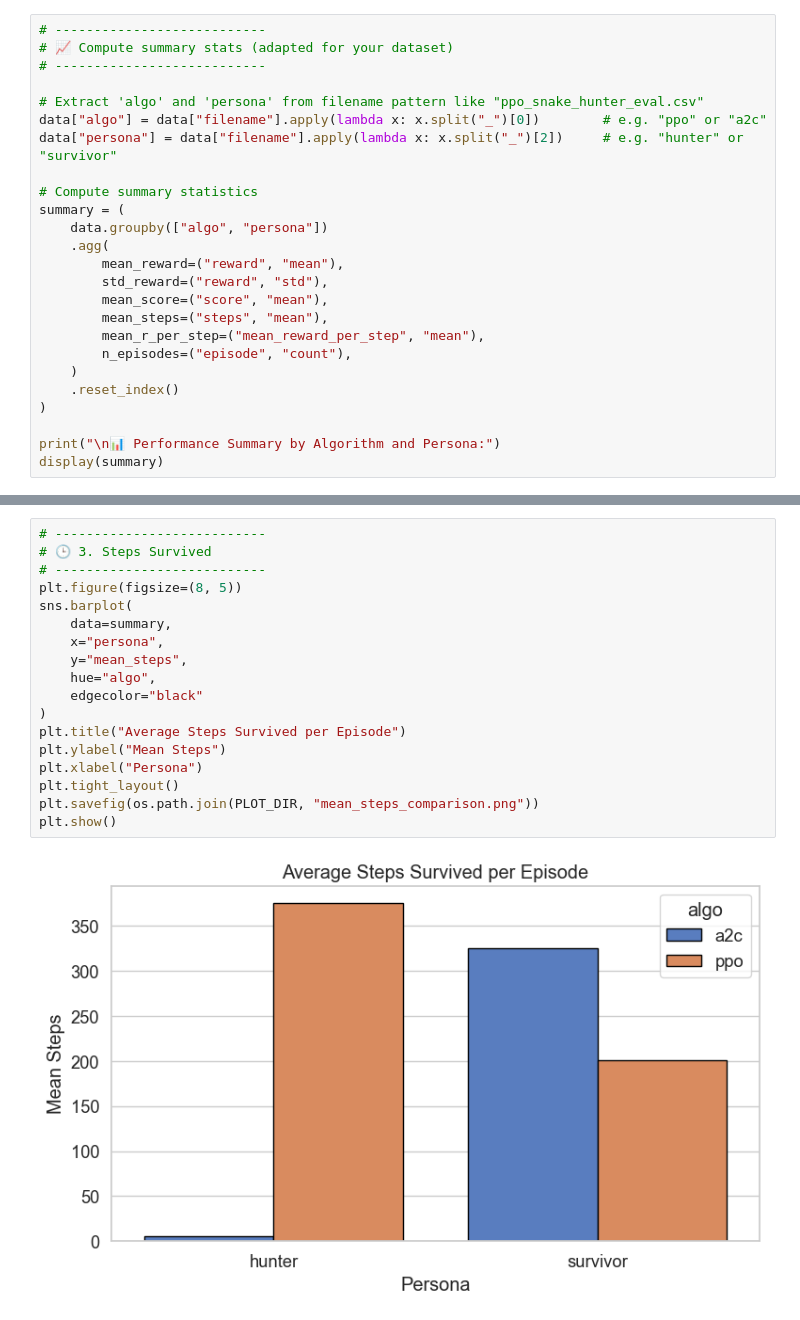
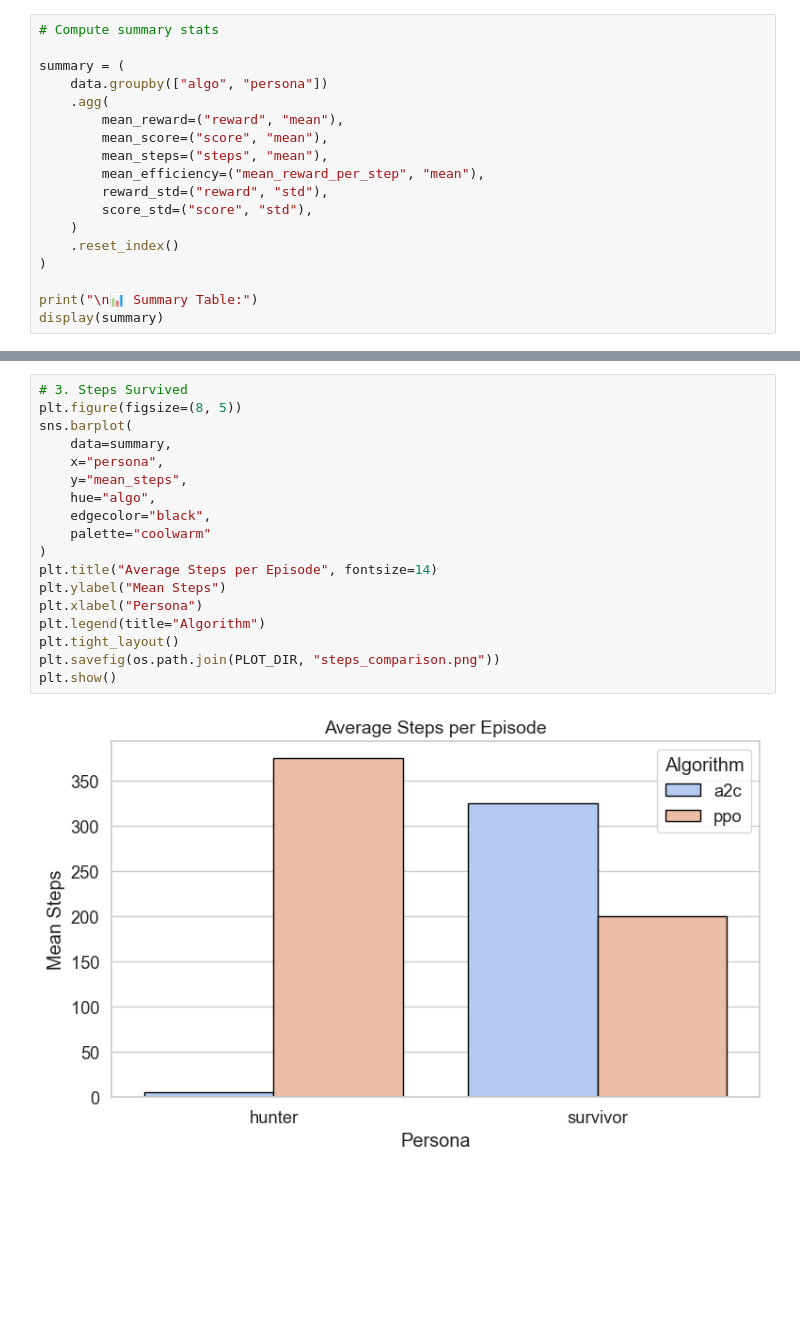
Before and after one commit to JahanviMathukia/DRL-Assignment, a Jupyter notebook: notebooks/snake_analysis.ipynb, the cells around one changed output, grey strips where cells are left out. Saved outputs shown, nothing was run; the diff lists cells and outputs as text; blank space fills up the shorter version.

```diff
--- a/notebooks/snake_analysis.ipynb
+++ b/notebooks/snake_analysis.ipynb
@@ -66,26 +64,19 @@ Found evaluation files:
 # %%
-# ---------------------------
-# 📈 Compute summary stats (adapted for your dataset)
-# ---------------------------
+# Compute summary stats
 
-# Extract 'algo' and 'persona' from filename pattern like "ppo_snake_hunter_eval.csv"
-data["algo"] = data["filename"].apply(lambda x: x.split("_")[0])        # e.g. "ppo" or "a2c"
-data["persona"] = data["filename"].apply(lambda x: x.split("_")[2])     # e.g. "hunter" or "survivor"
-
-# Compute summary statistics
 summary = (
     data.groupby(["algo", "persona"])
     .agg(
         mean_reward=("reward", "mean"),
-        std_reward=("reward", "std"),
         mean_score=("score", "mean"),
         mean_steps=("steps", "mean"),
-        mean_r_per_step=("mean_reward_per_step", "mean"),
-        n_episodes=("episode", "count"),
+        mean_efficiency=("mean_reward_per_step", "mean"),
+        reward_std=("reward", "std"),
+        score_std=("score", "std"),
     )
     .reset_index()
 )
 
-print("\n📊 Performance Summary by Algorithm and Persona:")
+print("\n📊 Summary Table:")
 display(summary)
 # %% [output]
@@ -145,20 +131,20 @@ plt.show()
 # %%
-# ---------------------------
-# 🕒 3. Steps Survived
-# ---------------------------
+# 3. Steps Survived
 plt.figure(figsize=(8, 5))
 sns.barplot(
     data=summary,
     x="persona",
     y="mean_steps",
     hue="algo",
-    edgecolor="black"
+    edgecolor="black",
+    palette="coolwarm"
 )
-plt.title("Average Steps Survived per Episode")
+plt.title("Average Steps per Episode", fontsize=14)
 plt.ylabel("Mean Steps")
 plt.xlabel("Persona")
+plt.legend(title="Algorithm")
 plt.tight_layout()
-plt.savefig(os.path.join(PLOT_DIR, "mean_steps_comparison.png"))
+plt.savefig(os.path.join(PLOT_DIR, "steps_comparison.png"))
 plt.show()
 # %% [output]
-[figure, old version]
+[figure, new version]
```
Also changed, not shown: parts of 11 cells of this notebook, 35 other files.
